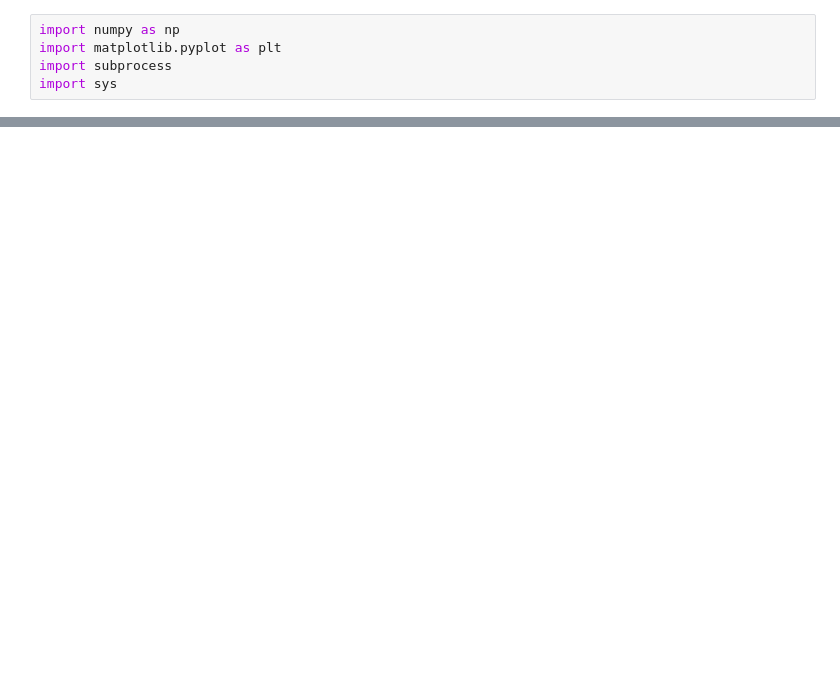
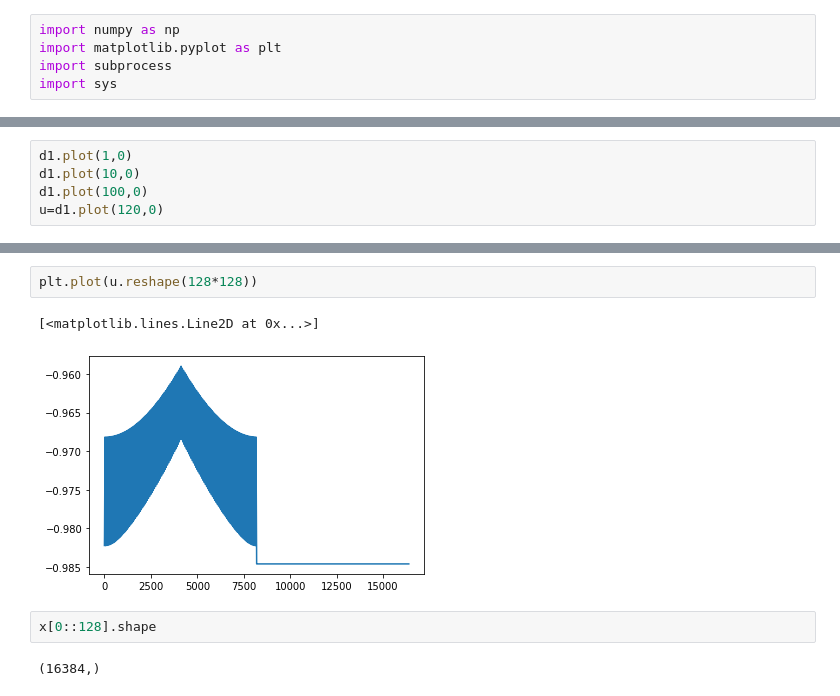
Before and after one commit to manu0x/scalar_fields, a Jupyter notebook: plotter.ipynb, the cells around one changed output, grey strips where cells are left out. Drawn from its saved outputs; the diff is of its cells as text; blank space fills up the shorter version.

```diff
--- a/plotter.ipynb
+++ b/plotter.ipynb
@@ -74,0 +136,5 @@ CompletedProcess(args=['./n.out 0 128'], returncode=0)
+# %%
+d1.plot(1,0)
+d1.plot(10,0)
+d1.plot(100,0)
+u=d1.plot(120,0)
@@ -74,0 +150,9 @@ CompletedProcess(args=['./n.out 0 128'], returncode=0)
+# %%
+plt.plot(u.reshape(128*128))
+# %% [output]
+[<matplotlib.lines.Line2D at 0x...>]
+[figure, added]
+# %%
+x[0::128].shape
+# %% [output]
+(16384,)
```
Also changed, not shown: parts of 12 cells of this notebook, 1 other file.
